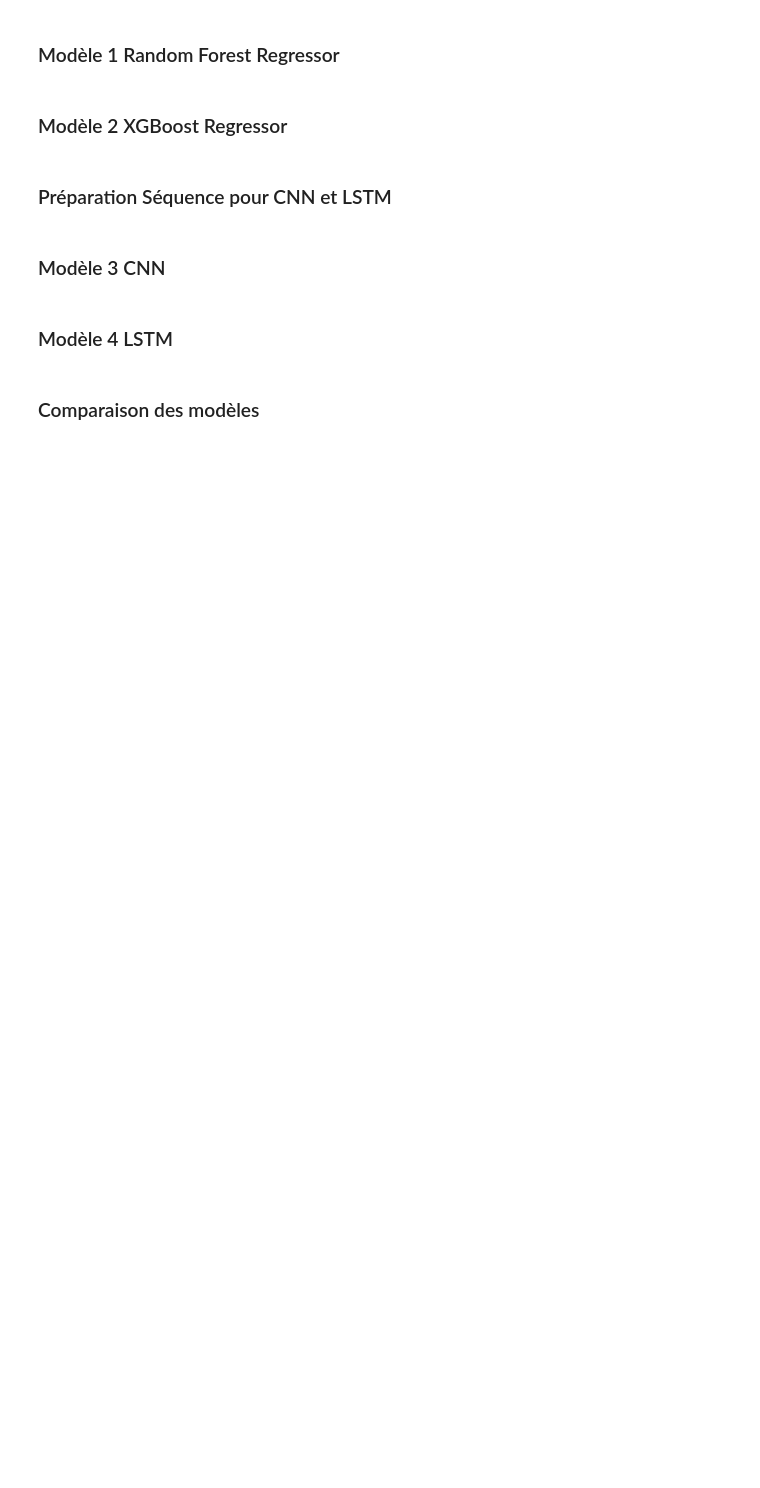
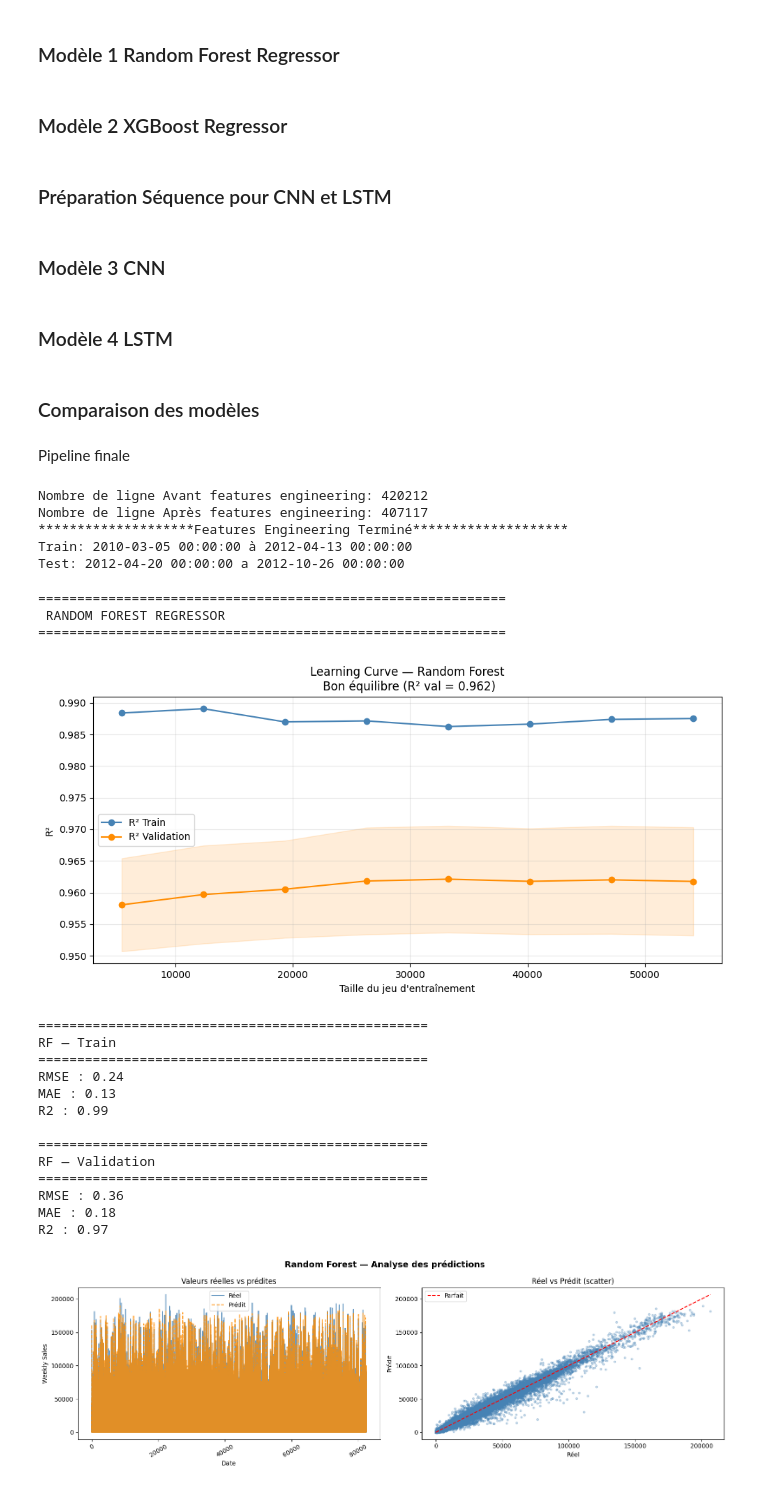
Before and after one commit to Brice92-Analyste/Walmart-Project, a Jupyter notebook: projet.ipynb, the cells around one changed output. Drawn from its saved outputs; the diff is of its cells as text; code cells hidden in the pictures; blank space fills up the shorter version.

Commit message:
Entrainement du modele RandomForest

```diff
--- a/projet.ipynb
+++ b/projet.ipynb
@@ -1136,16 +1154,13 @@ def target_encoding(train, test):
   """
   #Encodage des dept en fonction des boutiques
   mean_combined = train.groupby(["Store", "Dept"])["Weekly_Sales"].mean().reset_index()
-  mean_store=train.groupby("Store")["Weekly_Sales"].mean().reset_index()
   mean_combined.rename(columns={'Weekly_Sales': 'Store_Dept_Encoded'}, inplace=True)
-  mean_store.rename(columns={'Weekly_Sales': 'Store_Encoded'}, inplace=True)
   train = train.merge(mean_combined, on=["Store", "Dept"], how="left")
   test = test.merge(mean_combined, on=["Store", "Dept"], how="left")
 
 
   # Remplissage des manquants pour le combiné
   test["Store_Dept_Encoded"] = test["Store_Dept_Encoded"].fillna(train["Weekly_Sales"].mean())
-  test["Store_Encoded"] = test["Store_Encoded"].fillna(train["Weekly_Sales"].mean())
   return train, test
 # %% [markdown]
 ### 4.2 Transformation Logarithmique de la variable Weekly_Sales
@@ -1716,3 +1727,63 @@ def plot_comparaison(all_metrics):
     print("\n Tableau récapitulatif :")
     print(df_comp.to_string())
     return df_comp
+# %% [markdown]
+Pipeline finale
+# %%
+# --- Préparation ---
+le=LabelEncoder()
+df_train["Type"]=le.fit_transform(df_train["Type"])  # cet encodage sera conservé pour le deploiement
+df = feature_engineering(df_train)
+train_df, val_df = split_temporel(df, ratio=0.8)
+train_df,val_df=target_encoding(train_df,val_df)   #Target encoding des stores et departement
+
+FEATURES = [
+    "Store", "Dept", "Size", "Type",
+    "IsHoliday", "Is_SuperBowl", "Is_LaborDay", "Is_Chrismas", "Is_Thankgiving",
+    "Temperature", "Fuel_Price", "CPI", "Unemployment",
+    "MarkDown1", "MarkDown2", "MarkDown3", "MarkDown4", "MarkDown5",
+    "Promotion_Active", "Nombre_Promotion", "Is_Vente",
+    "Years", "Week_sin", "Week_cos", "Month_sin", "Month_cos",
+    "Lag_1", "Lag_2", "Lag_4",
+    "Rolling_mean_4", "Rolling_mean_8",
+    "Rolling_std_4",  "Rolling_std_8","Store_Dept_Encoded"
+]
+
+TARGET = "Target"
+
+X_train = train_df[FEATURES]
+y_train = train_df[TARGET]
+X_val   = val_df[FEATURES]
+y_val   = val_df[TARGET]
+dates_val = val_df["Date"].reset_index(drop=True)
+
+all_metrics = []
+# %% [output]
+Nombre de ligne Avant features engineering: 420212
+Nombre de ligne Après features engineering: 407117
+********************Features Engineering Terminé********************
+Train: 2010-03-05 00:00:00 à 2012-04-13 00:00:00
+Test: 2012-04-20 00:00:00 a 2012-10-26 00:00:00
+# %%
+# --- Random Forest ---
+rf_model, rf_metrics = run_random_forest(X_train, y_train, X_val, y_val, FEATURES, dates_val=None)
+all_metrics.append(rf_metrics["val"])
+# %% [output]
+============================================================
+ RANDOM FOREST REGRESSOR
+============================================================
+[figure, added]
+==================================================
+RF — Train
+==================================================
+RMSE : 0.24
+MAE : 0.13
+R2 : 0.99
+
+==================================================
+RF — Validation
+==================================================
+RMSE : 0.36
+MAE : 0.18
+R2 : 0.97
+[figure, added]
```
Also changed, not shown: parts of 19 cells of this notebook.
